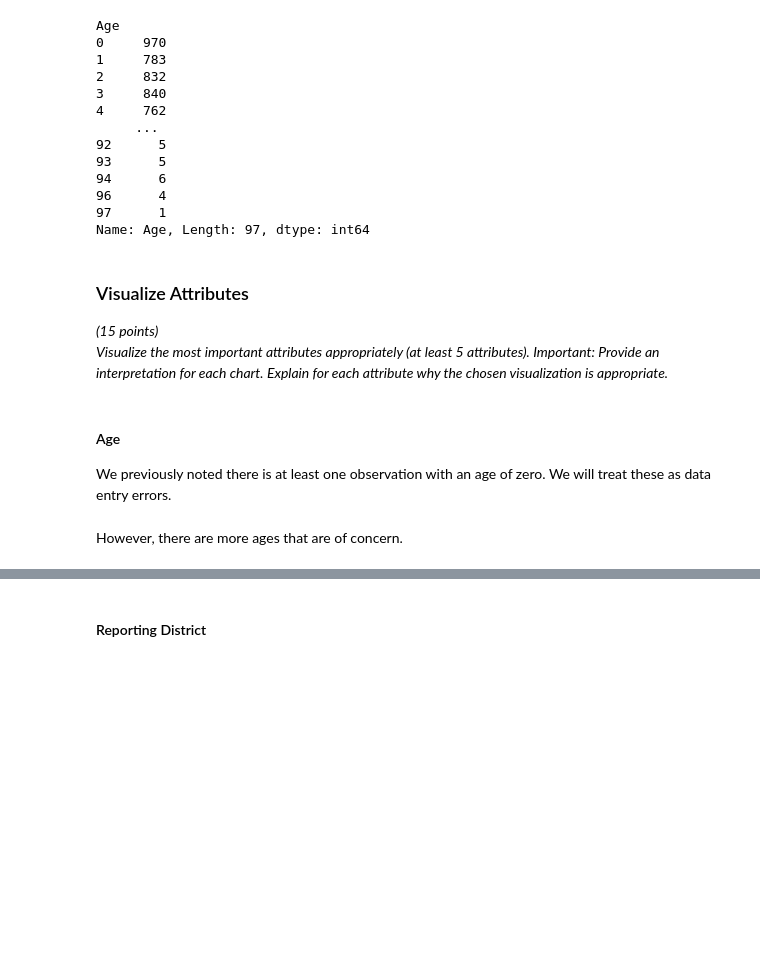
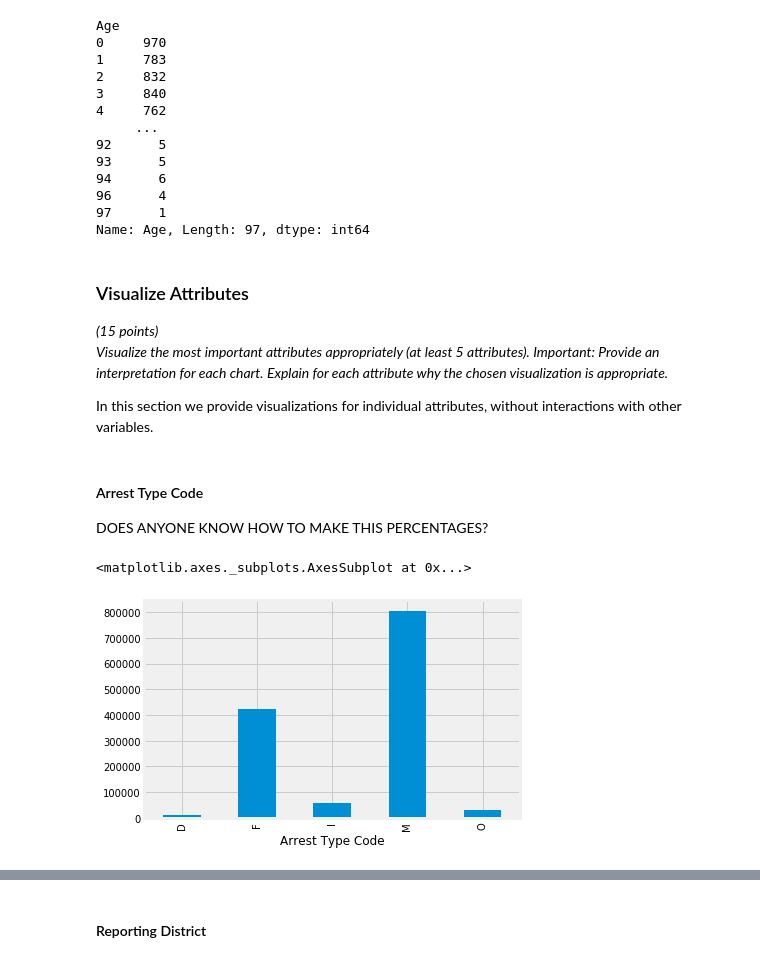
Before and after one commit to EdwardAF-IT/machine-learning-i-group-project, a Jupyter notebook: Code/Cleansing.ipynb, the cells around one changed output, grey strips where cells are left out. Saved outputs shown, nothing was run; the diff lists cells and outputs as text; code cells hidden in the pictures; blank space fills up the shorter version.

Commit message:
additions to visualize attributes section
i also made modifications to the maps to set the same scale and get all titles to print

```diff
--- a/Code/Cleansing.ipynb
+++ b/Code/Cleansing.ipynb
@@ -524,9 +524,14 @@ Name: Age, Length: 97, dtype: int64
 ### Visualize Attributes
 *(15 points)*
 *Visualize the most important attributes appropriately (at least 5 attributes). Important: Provide an interpretation for each chart. Explain for each attribute why the chosen visualization is appropriate.*
+
+In this section we provide visualizations for individual attributes, without interactions with other variables.
-# %% [markdown]
-#### Age
-
-We previously noted there is at least one observation with an age of zero. We will treat these as data entry errors.
-# %% [markdown]
-However, there are more ages that are of concern.
+# %% [markdown]
+#### Arrest Type Code
+
+DOES ANYONE KNOW HOW TO MAKE THIS PERCENTAGES?
+# %%
+df.groupby('Arrest Type Code')['Arrest Type Code'].count().plot(kind = 'bar')
+# %% [output]
+<matplotlib.axes._subplots.AxesSubplot at 0x...>
+[figure, added]
```
Also changed, not shown: parts of 22 cells of this notebook.
